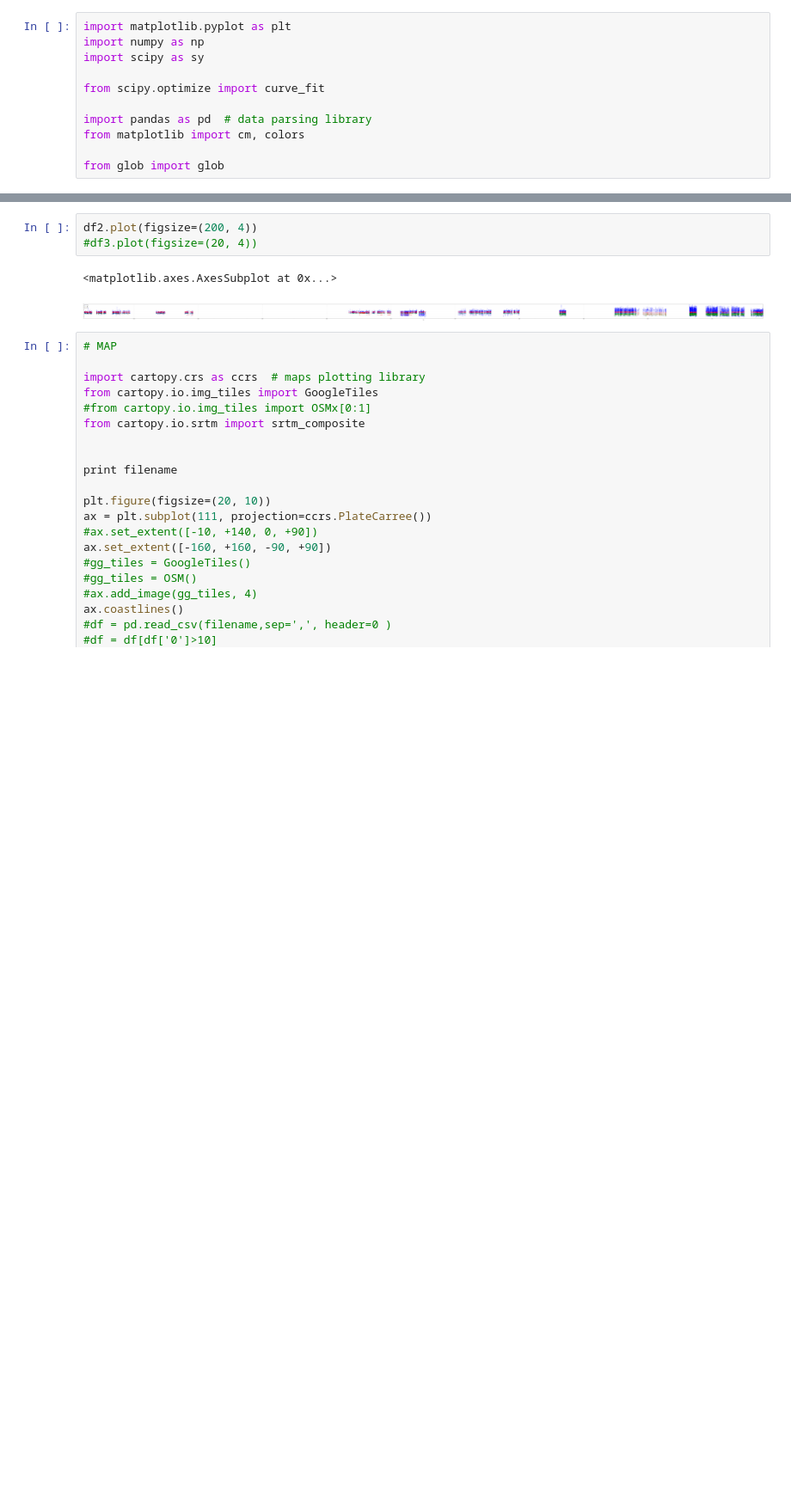
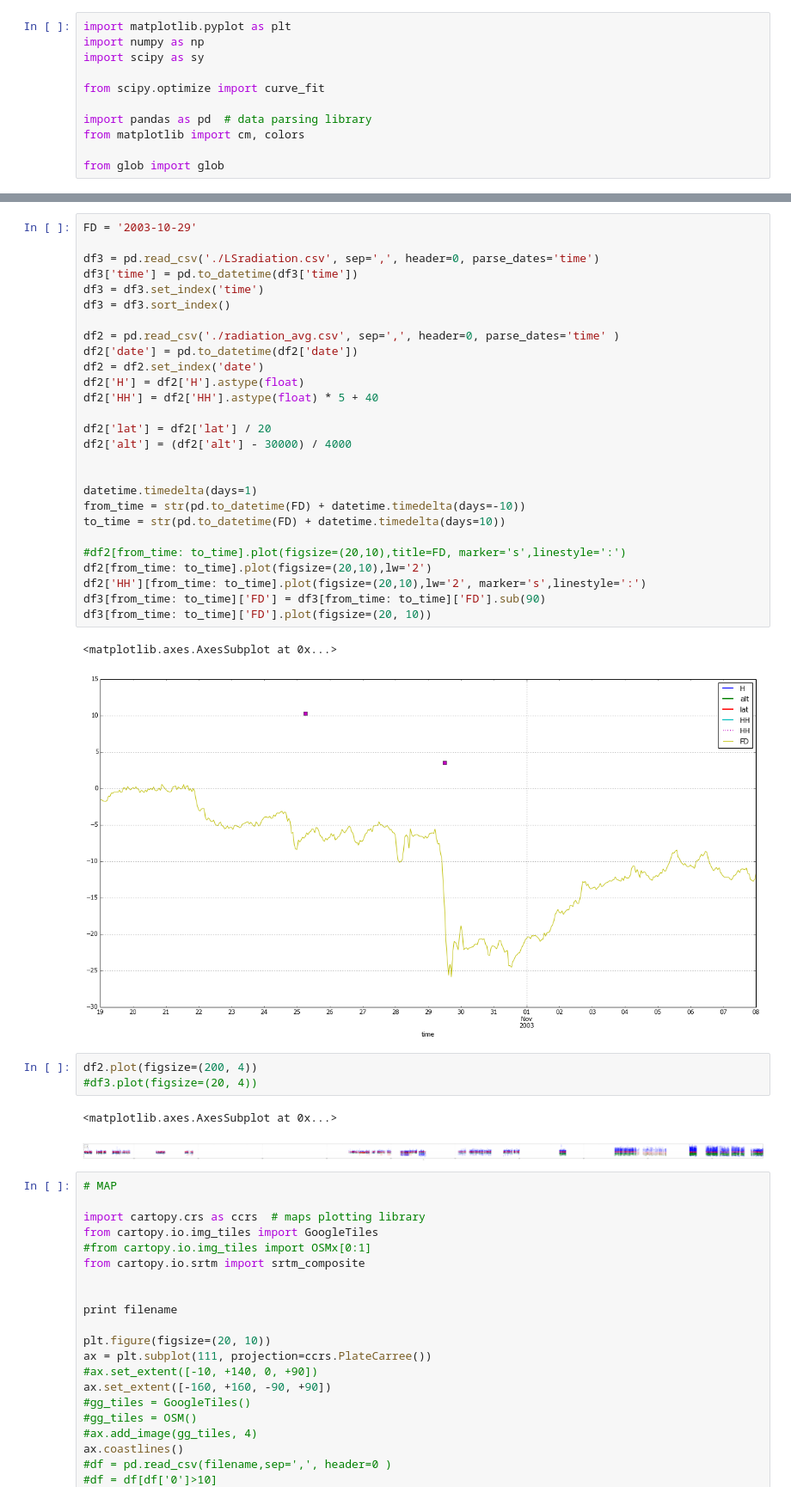
Before and after one commit to ODZ-UJF-AV-CR/liulin, a Jupyter notebook: FDoldstyle_alldata.ipynb, the cells around one changed output, grey strips where cells are left out. Shown at 86% size. Saved outputs shown, nothing was run; the diff lists cells and outputs as text; blank space fills up the shorter version.

```diff
--- a/FDoldstyle_alldata.ipynb
+++ b/FDoldstyle_alldata.ipynb
@@ -147,3 +151,33 @@ df3[from_time: to_time]['FD'].plot(figsize=(20, 10))
+# %%
+FD = '2003-10-29'
+
+df3 = pd.read_csv('./LSradiation.csv', sep=',', header=0, parse_dates='time')
+df3['time'] = pd.to_datetime(df3['time'])
+df3 = df3.set_index('time')
+df3 = df3.sort_index()
+
+df2 = pd.read_csv('./radiation_avg.csv', sep=',', header=0, parse_dates='time' )
+df2['date'] = pd.to_datetime(df2['date'])
+df2 = df2.set_index('date')
+df2['H'] = df2['H'].astype(float)
+df2['HH'] = df2['HH'].astype(float) * 5 + 40
+
+df2['lat'] = df2['lat'] / 20
+df2['alt'] = (df2['alt'] - 30000) / 4000
+
+
+datetime.timedelta(days=1)
+from_time = str(pd.to_datetime(FD) + datetime.timedelta(days=-10))
+to_time = str(pd.to_datetime(FD) + datetime.timedelta(days=10))
+
+#df2[from_time: to_time].plot(figsize=(20,10),title=FD, marker='s',linestyle=':')
+df2[from_time: to_time].plot(figsize=(20,10),lw='2')
+df2['HH'][from_time: to_time].plot(figsize=(20,10),lw='2', marker='s',linestyle=':')
+df3[from_time: to_time]['FD'] = df3[from_time: to_time]['FD'].sub(90)
+df3[from_time: to_time]['FD'].plot(figsize=(20, 10))
+# %% [output]
+<matplotlib.axes.AxesSubplot at 0x...>
+[figure, added]
 # %%
 df2.plot(figsize=(200, 4))
 #df3.plot(figsize=(20, 4))
```
Also changed, not shown: parts of 5 cells of this notebook, 2 other files.
